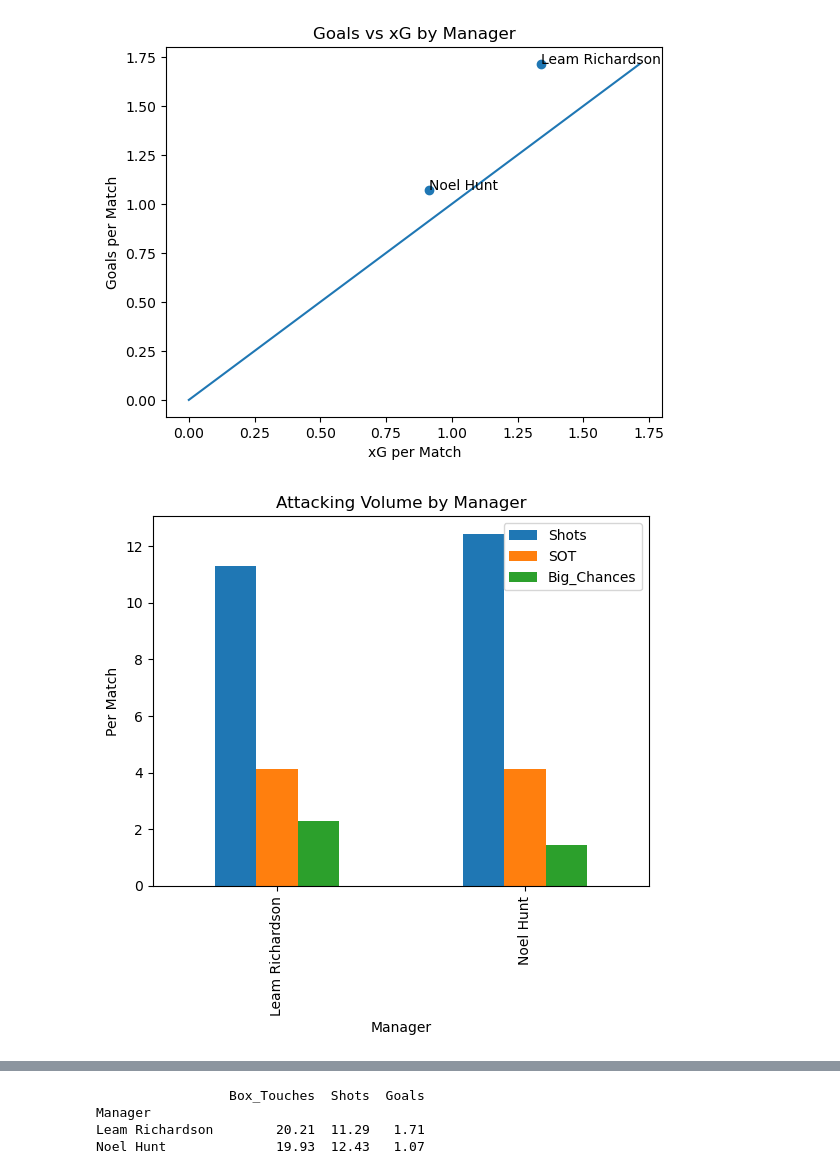
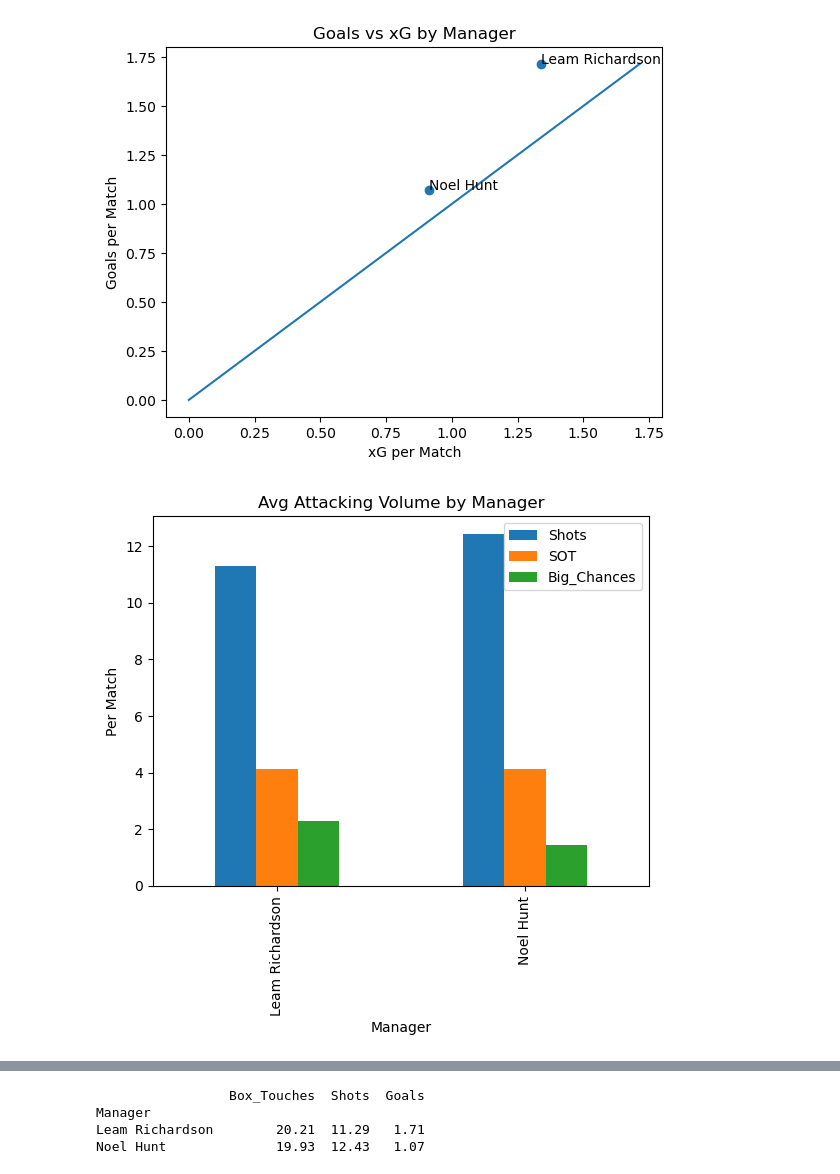
Before and after one commit to abryantgithub/Football_Analysis, a Jupyter notebook: notebooks/Season Analysis/manager_analysis.ipynb, the cells around one changed output, grey strips where cells are left out. Drawn from its saved outputs; the diff is of its cells as text; code cells hidden in the pictures.

```diff
--- a/notebooks/Season Analysis/manager_analysis.ipynb
+++ b/notebooks/Season Analysis/manager_analysis.ipynb
@@ -130,20 +151,20 @@ plt.show()
 # %%
 shots = (
     df.groupby("Manager")
       .agg(
           Shots=("rfc_Shots", "mean"),
           SOT=("rfc_SOT", "mean"),
           Big_Chances=("rfc_BigChances", "mean")
       )
 )
 
 shots.plot(kind="bar")
-plt.title("Attacking Volume by Manager")
+plt.title("Avg Attacking Volume by Manager")
 plt.ylabel("Per Match")
 plt.xlabel("Manager")
 plt.show()
 # %% [output]
-[figure, old version]
+[figure, new version]
 # %%
 shot_distance = (
     df.groupby("Manager")
```
Also changed, not shown: parts of 10 cells of this notebook, 1 other file.
